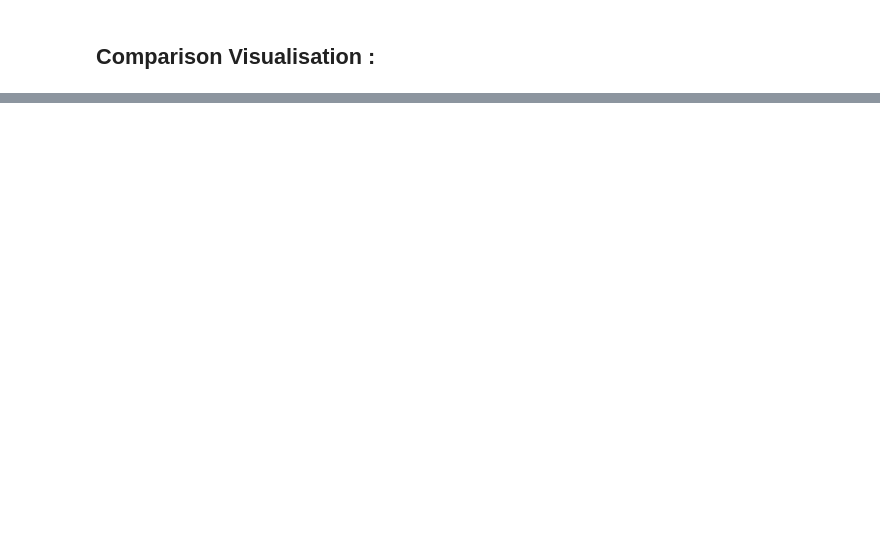
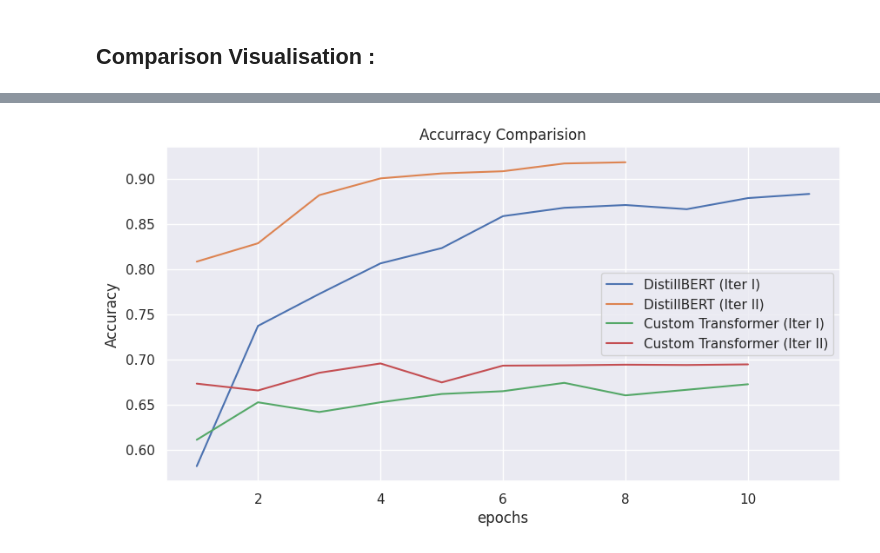
Before and after one commit to taissirboukrouba/Structured-Information-Retrieval-with-LLMs, a Jupyter notebook: notebooks/modelling.ipynb, the cells around one changed output, grey strips where cells are left out. Drawn from its saved outputs; the diff is of its cells as text; code cells hidden in the pictures; blank space fills up the shorter version.

```diff
--- a/notebooks/modelling.ipynb
+++ b/notebooks/modelling.ipynb
@@ -1350,0 +1426,17 @@ scratch_trainer_iter2.train()
+# %%
+metrics = ["eval_accuracy"]*4
+metric_values = [trainer.state.log_history,
+                 trainer_iter2.state.log_history,
+                 scratch_trainer.state.log_history,
+                 scratch_trainer_iter2.state.log_history]
+plot_labels = ["DistillBERT (Iter I)",
+               "DistillBERT (Iter II)",
+               "Custom Transformer (Iter I)",
+               "Custom Transformer (Iter II)"]
+ylabel = "Accuracy"
+xlabel = "epochs"
+title = "Accurracy Comparision"
+
+plot(metrics,metric_values,plot_labels,xlabel,ylabel,title)
+# %% [output]
+[figure, added]
```
Also changed, not shown: parts of 25 cells of this notebook.
